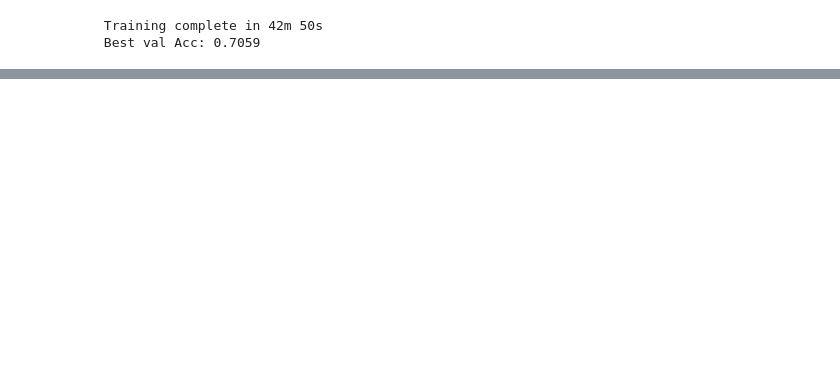
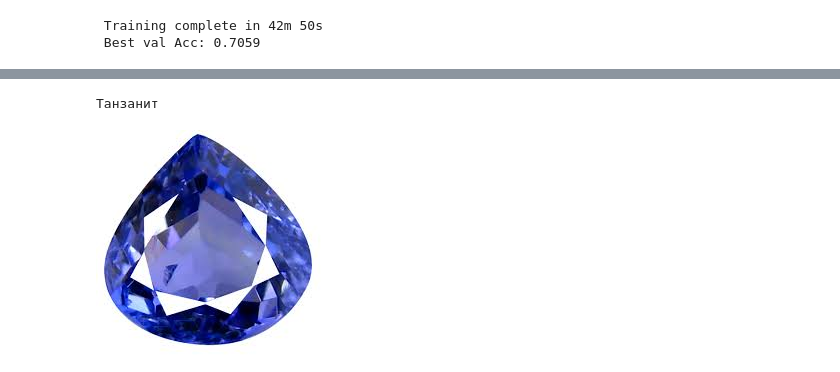
Before and after one commit to moliksey/CV_lab3, a Jupyter notebook: lab3.ipynb, the cells around one changed output, grey strips where cells are left out. Drawn from its saved outputs; the diff is of its cells as text; code cells hidden in the pictures; blank space fills up the shorter version.

```diff
--- a/lab3.ipynb
+++ b/lab3.ipynb
@@ -1082,0 +857,6 @@ Zoisite                   0.7500     0.4286     0.5455     7
+# %%
+print("Танзанит")
+Image("exammple_images/tanzanite_0.jpg")
+# %% [output]
+Танзанит
+[figure, added]
```
Also changed, not shown: parts of 41 cells of this notebook, 12 other files.
